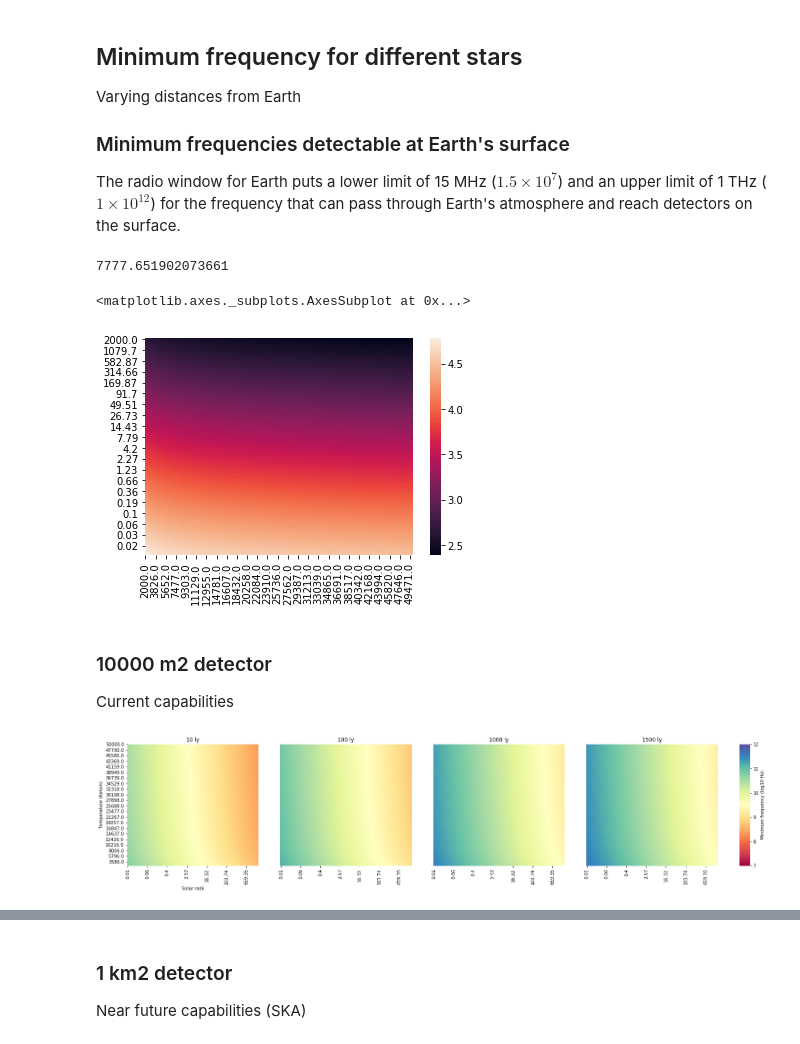
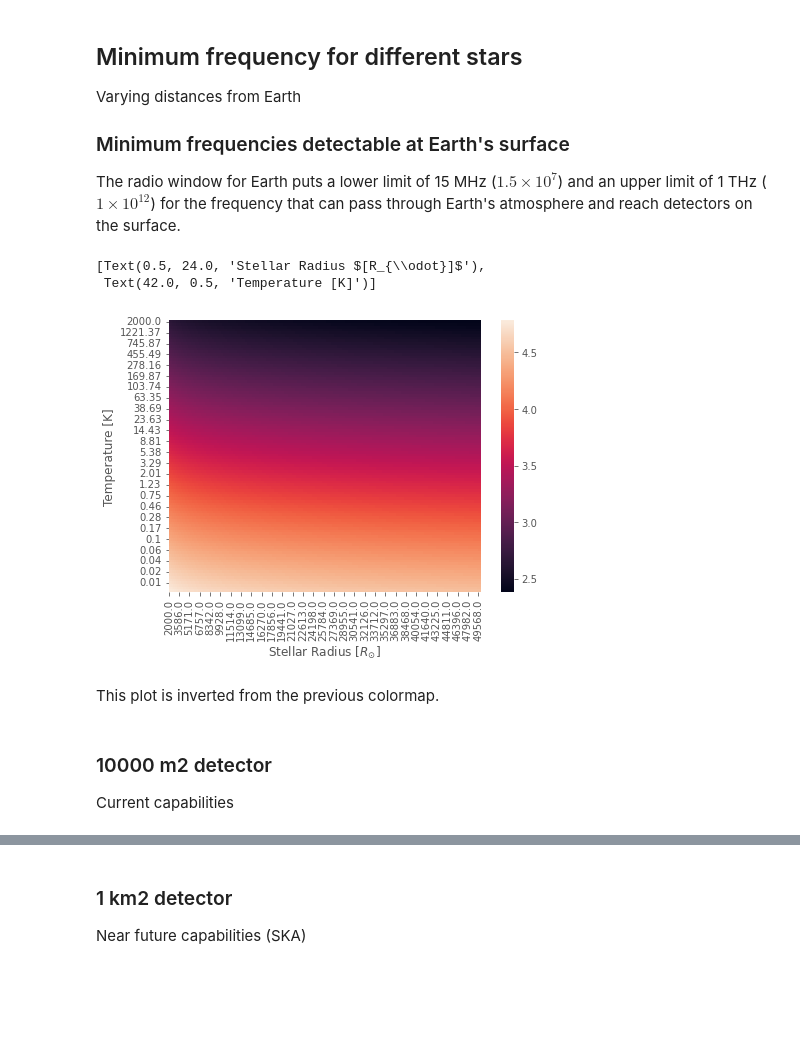
Before and after one commit to NicoGalvarino/techno_signatures, a Jupyter notebook: radio-seti/interstellar-communications/interstellar-communications.ipynb, the cells around one changed output, grey strips where cells are left out. Drawn from its saved outputs; the diff is of its cells as text; code cells hidden in the pictures; blank space fills up the shorter version.

Commit message:
Improve colormaps

```diff
--- a/radio-seti/interstellar-communications/interstellar-communications.ipynb
+++ b/radio-seti/interstellar-communications/interstellar-communications.ipynb
@@ -354,65 +405,16 @@ def constant_for_min_frequency(constant_for_flux):
-# %%
-constant_for_min_frequency(1e-15)
-# %% [output]
-7777.651902073661
 # %%
 min_freq_constants = constant_for_min_frequency(stellar_constants)
-# %%
-sns.heatmap(np.log10(min_freq_constants)[::-1])
-# %% [output]
-<matplotlib.axes._subplots.AxesSubplot at 0x...>
-[figure, removed]
+# %%
+plt.figure(figsize=(7, 5))
+ax = sns.heatmap(np.log10(min_freq_constants)[::-1])
+ax.set(xlabel=r'Stellar Radius $[R_{\odot}]$', ylabel='Temperature [K]')
+# %% [output]
+[Text(0.5, 24.0, 'Stellar Radius $[R_{\\odot}]$'),
+ Text(42.0, 0.5, 'Temperature [K]')]
+[figure, added]
+# %% [markdown]
+This plot is inverted from the previous colormap.
 # %% [markdown]
 ### 10000 m2 detector
 
 Current capabilities
-# %%
-diameter_detector=100
-freq_min = 7
-freq_max = 12
-
-fig, (ax1, ax2, ax3, ax4, axcb) = plt.subplots(1, 5,
-                                               gridspec_kw={'width_ratios':[1,1,1,1,0.08]})
-ax1.get_shared_y_axes().join(ax2, ax3, ax4)
-
-
-## 10 light years
-g1 = sns.heatmap(np.log10(frequency_minimum(light_years_to_star=10,
-                                            diameter_detector=diameter_detector,
-                                            constant=min_freq_constants)).T[::-1],
-                 ax=ax1, vmin=freq_min, vmax=freq_max, cbar=False, cmap="Spectral")
-g1.set_title('10 ly')
-g1.set_ylabel('Temperature (Kelvin)')
-g1.set_xlabel('Solar radii')
-
-## 100 light years
-g2 = sns.heatmap(np.log10(frequency_minimum(light_years_to_star=100,
-                                            diameter_detector=diameter_detector,
-                                            constant=min_freq_constants)).T[::-1],
-                 ax=ax2, vmin=freq_min, vmax=freq_max, cbar_ax=axcb, cmap="Spectral")
-g2.set_title('100 ly')
-g2.set_yticks([])
-
-## 1000 light years
-g3 = sns.heatmap(np.log10(frequency_minimum(light_years_to_star=1000,
-                                            diameter_detector=diameter_detector,
-                                            constant=min_freq_constants)).T[::-1],
-                 ax=ax3, vmin=freq_min, vmax=freq_max, cbar_ax=axcb, cmap="Spectral",
-                 cbar_kws={'label': 'Minimum frequency (log10 Hz)'})
-g3.set_title('1000 ly')
-g3.set_yticks([])
-
-## 1500 light years
-g4 = sns.heatmap(np.log10(frequency_minimum(light_years_to_star=1500,
-                                            diameter_detector=diameter_detector,
-                                            constant=min_freq_constants)).T[::-1],
-                 ax=ax4, vmin=freq_min, vmax=freq_max, cbar_ax=axcb, cmap="Spectral",
-                 cbar_kws={'label': 'Minimum frequency (log10 Hz)'})
-g4.set_title('1500 ly')
-g4.set_yticks([])
-
-fig.set_figheight(5)
-fig.set_figwidth(25)
-plt.show()
-# %% [output]
-[figure, removed]
```
Also changed, not shown: parts of 10 cells of this notebook.
